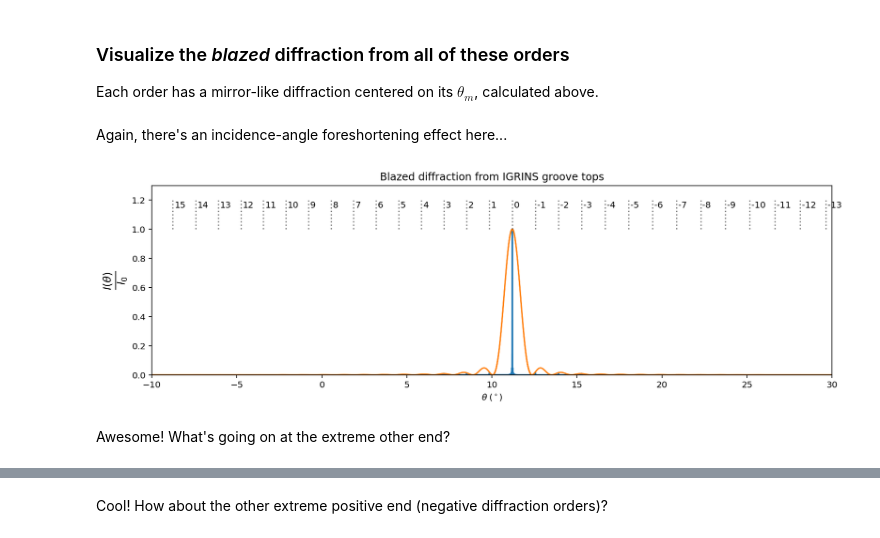
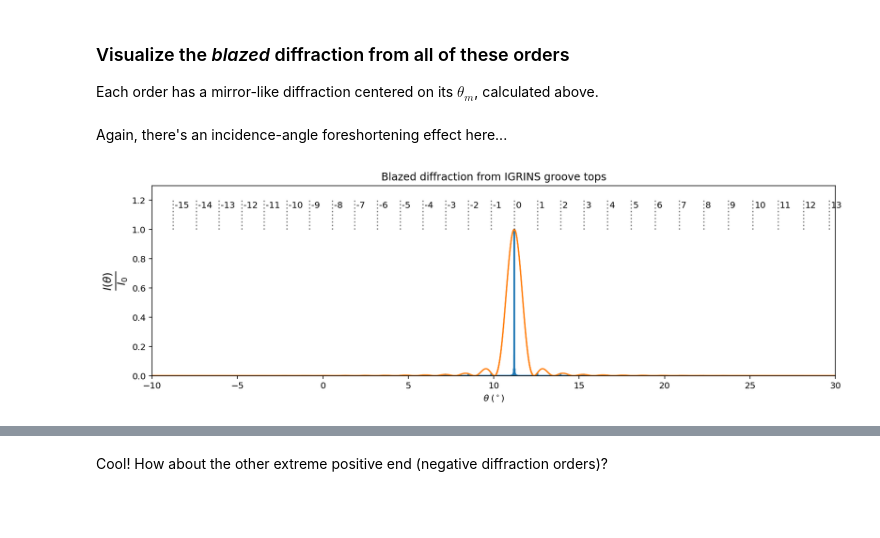
Before and after one commit to Echelle/postale, a Jupyter notebook: notebooks/01_IGRINS_CA1/01_IGRINS_CA1_demo.ipynb, the cells around one changed output, grey strips where cells are left out. Saved outputs shown, nothing was run; the diff lists cells and outputs as text; code cells hidden in the pictures; blank space fills up the shorter version.

```diff
--- a/notebooks/01_IGRINS_CA1/01_IGRINS_CA1_demo.ipynb
+++ b/notebooks/01_IGRINS_CA1/01_IGRINS_CA1_demo.ipynb
@@ -197,29 +199,27 @@ Each order has a mirror-like diffraction centered on its $\theta_m$, calculated
 # %%
 blaze_modulation = np.sinc((groove_top_width*np.pi/(wavelength_micron)*
                 np.sin(angular_grid_radians - theta_i_radians)))**2
-# %% [markdown]
-Again, there's an incidence-angle foreshortening effect here...
+# %% [markdown]
+Again, there's an incidence-angle foreshortening effect here...
 # %%
 blazed_groove_top_diffraction = blaze_modulation * unblazed_groove_top_diffraction
 # %%
 plt.figure(figsize=(14, 4))
-plt.step(angular_grid_degrees, blazed_groove_top_diffraction)
-plt.step(angular_grid_degrees, blaze_modulation)
+plt.step(angular_grid_degrees, blazed_groove_top_diffraction, where='mid')
+plt.step(angular_grid_degrees, blaze_modulation, where='mid')
 
 x_lo, x_hi = (-10, 30)
 plt.xlim(x_lo, x_hi)
 plt.ylim(0, 1.3)
 
 for m, theta_m in zip(m_vector, theta_m_degrees):
     if np.isfinite(theta_m) & (theta_m>x_lo) & (theta_m < x_hi):
-        plt.text(theta_m+0.1, 1.15, "{:d}".format(int(m)), rotation='horizontal')
+        plt.text(theta_m+0.1, 1.15, "{:d}".format(-int(m)), rotation='horizontal')
         plt.plot([theta_m, theta_m], [1.0, 1.2], color='k', alpha=0.5,
                  linestyle='dotted')
 
 plt.xlabel(r'$\theta \; (^\circ)$')
 plt.ylabel(r'$\frac{I(\theta)}{I_0}$', fontsize=18)
 plt.title('Blazed diffraction from IGRINS groove tops'.format(beam_size_mm) );
 # %% [output]
-[figure, old version]
+[figure, new version]
-# %% [markdown]
-Awesome! What's going on at the extreme other end?
```
Also changed, not shown: parts of 51 cells of this notebook.
